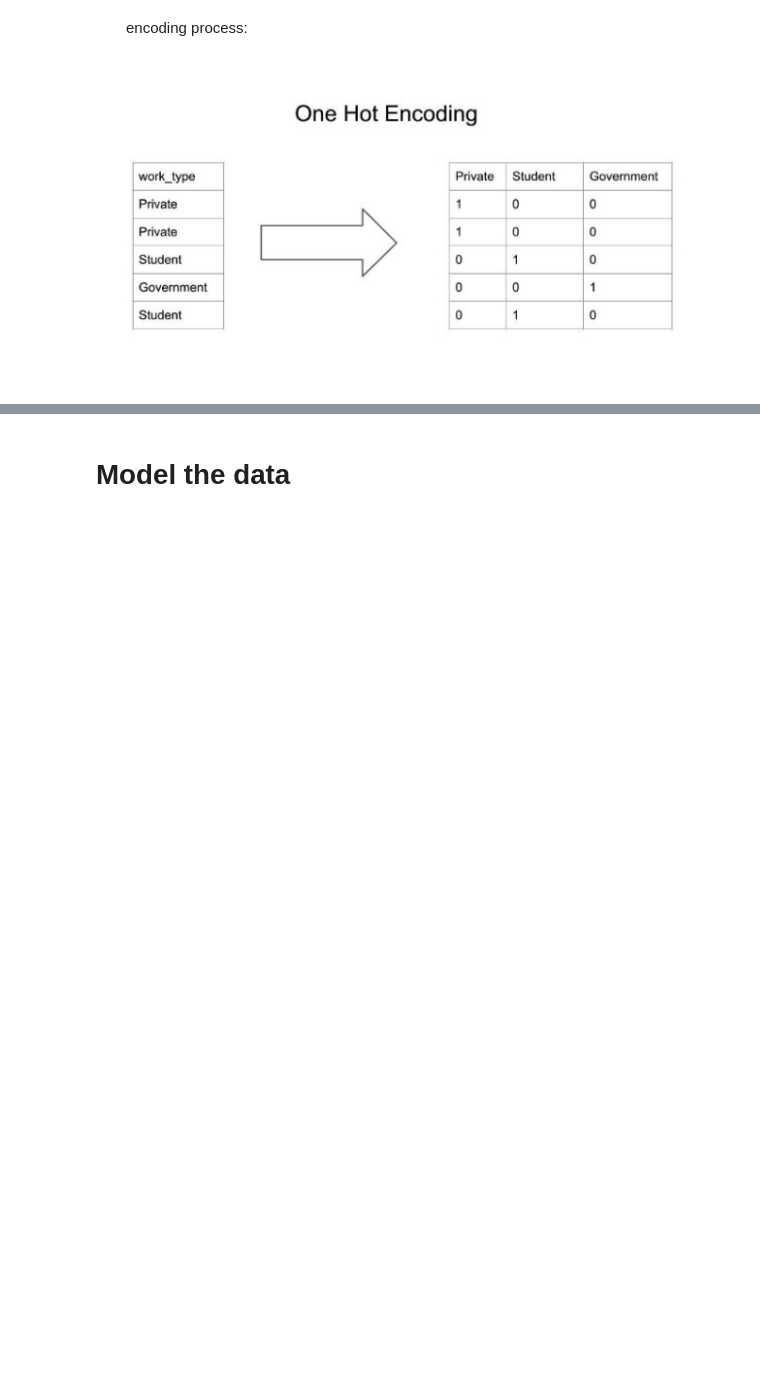
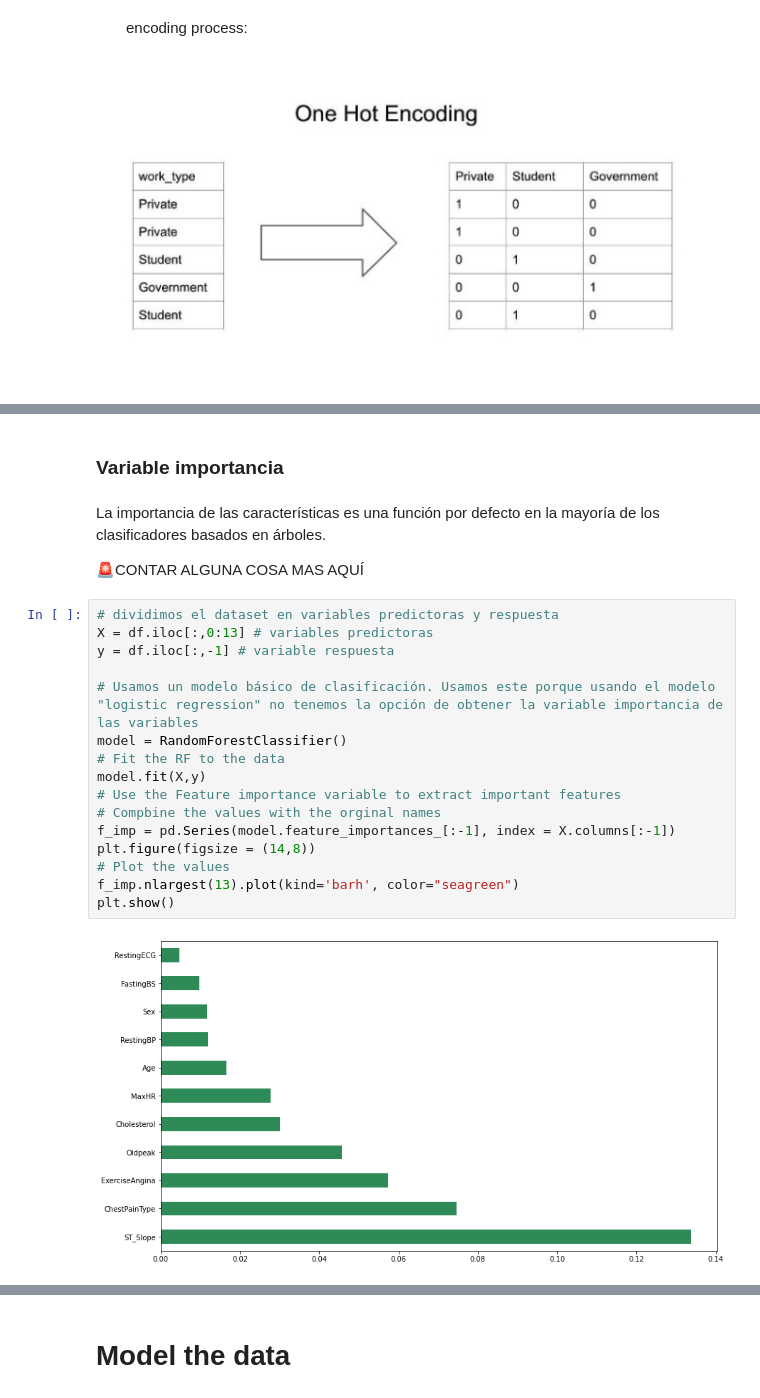
Before and after one commit to AnaAGG/Heart-Disease-Prediction, a Jupyter notebook: notebooks/Heart_Disease_Prediction_AnaG.ipynb, the cells around one changed output, grey strips where cells are left out. Saved outputs shown, nothing was run; the diff lists cells and outputs as text; blank space fills up the shorter version.

```diff
--- a/notebooks/Heart_Disease_Prediction_AnaG.ipynb
+++ b/notebooks/Heart_Disease_Prediction_AnaG.ipynb
@@ -534,0 +629,25 @@ sns.heatmap(correlation, cmap="Spectral", annot = True, mask = mask, cbar_kws={"
+# %% [markdown]
+### Variable importancia
+# %% [markdown]
+La importancia de las características es una función por defecto en la mayoría de los clasificadores basados en árboles.
+
+
+🚨CONTAR ALGUNA COSA MAS AQUÍ
+# %%
+# dividimos el dataset en variables predictoras y respuesta
+X = df.iloc[:,0:13] # variables predictoras
+y = df.iloc[:,-1] # variable respuesta
+
+# Usamos un modelo básico de clasificación. Usamos este porque usando el modelo "logistic regression" no tenemos la opción de obtener la variable importancia de las variables
+model = RandomForestClassifier()
+# Fit the RF to the data
+model.fit(X,y)
+# Use the Feature importance variable to extract important features
+# Compbine the values with the orginal names
+f_imp = pd.Series(model.feature_importances_[:-1], index = X.columns[:-1])
+plt.figure(figsize = (14,8))
+# Plot the values
+f_imp.nlargest(13).plot(kind='barh', color="seagreen")
+plt.show()
+# %% [output]
+[figure, added]
```
Also changed, not shown: parts of 68 cells of this notebook.
